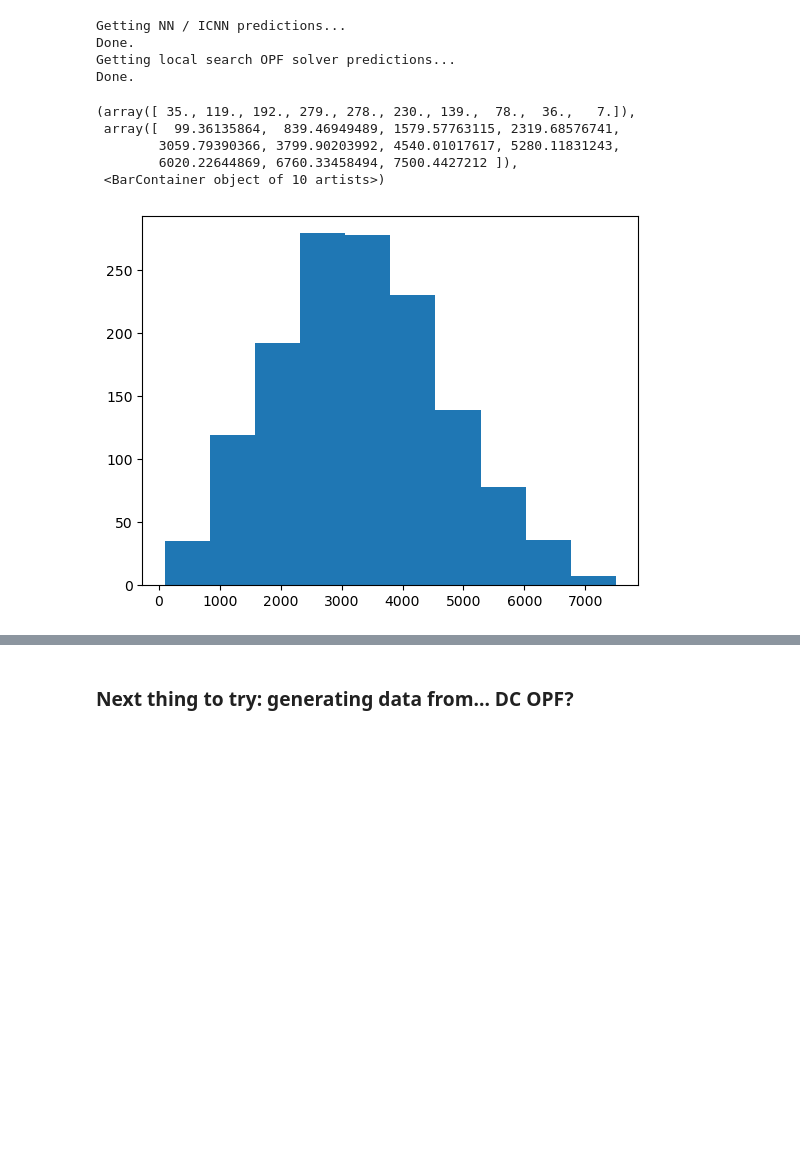
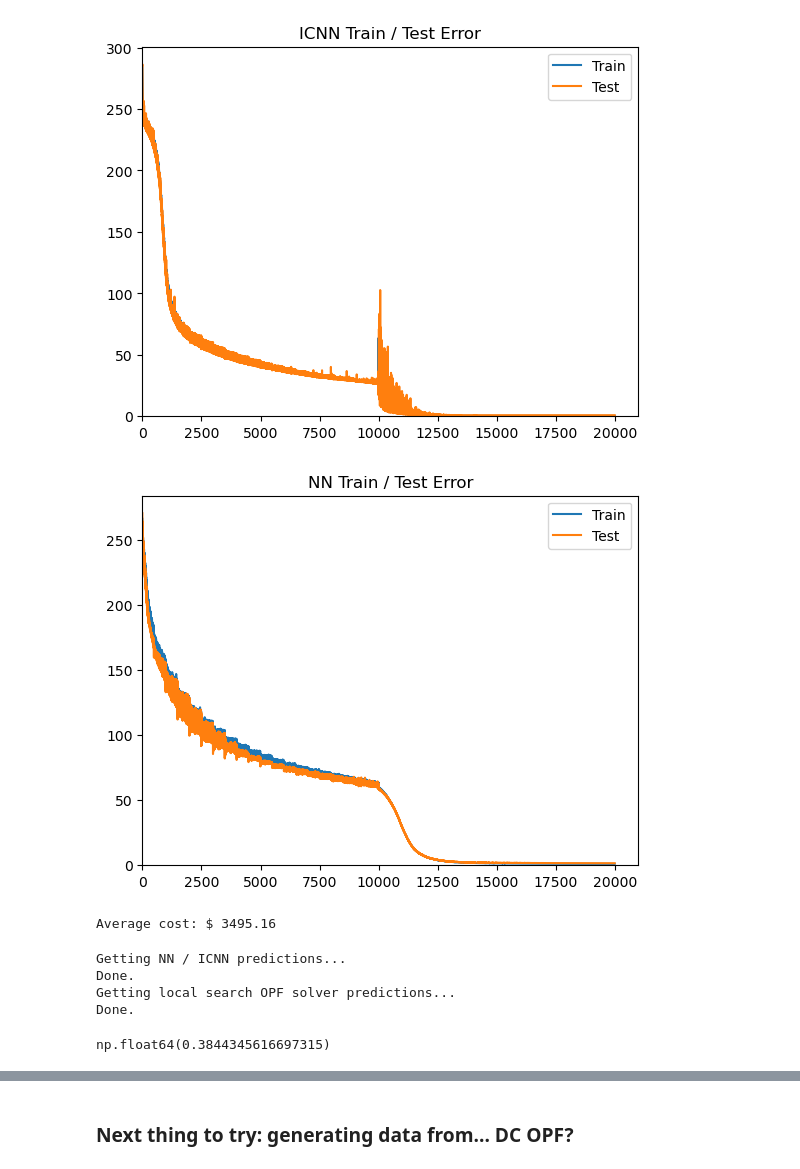
Before and after one commit to Charles-Gulian/icnn-4-opt, a Jupyter notebook: icnn.ipynb, the cells around one changed output, grey strips where cells are left out. Saved outputs shown, nothing was run; the diff lists cells and outputs as text; code cells hidden in the pictures; blank space fills up the shorter version.

```diff
--- a/icnn.ipynb
+++ b/icnn.ipynb
@@ -10,13 +10,16 @@ import torch.nn as nn
 import torch.optim as optim
 import torch.nn.functional as F
 from torch.utils import data as data_utils
+
+device = torch.device("cuda" if torch.cuda.is_available() else "cpu")
+print(f"Using {device} device")
+
 from tqdm.notebook import tqdm
 from sklearn.model_selection import train_test_split
 
 import pypower as pp
 from pypower.api import runopf, ppoption
 ppopt = ppoption(VERBOSE=0, OUT_ALL=0, OPT={'OPF_ALG': 560})
-
 from pypower import case9, case14, case30, case57, case118, case300
 cases = {
     "case9": case9,
@@ -204,10 +207,10 @@ def create_batches(X, y, batch_size, shuffle=True):
 
 def train_model(model, train_loader, test_loader, optimizer="SGD", n_epochs=5000, learning_rate=0.1, weight_decay=0.0, scheduler_step_size=None, scheduler_gamma=None, max_norm=None):
 
-    # Select device
-    device = torch.device("cuda" if torch.cuda.is_available() else "cpu")
-    print(f"Using {device} device")
-    model.to(device)
+    # # Select device
+    # device = torch.device("cuda" if torch.cuda.is_available() else "cpu")
+    # print(f"Using {device} device")
+    # model.to(device)
 
     # Loss function
     loss_fn = nn.MSELoss()  # Mean square error
@@ -521,22 +649,26 @@ Done.
 # %%
 # Show training/testing error
 plt.title("ICNN Train / Test Error")
 plt.plot(np.sqrt(np.array(icnn_train_history))[10:], label="Train")
-#plt.plot(np.sqrt(np.array(icnn_test_history))[10:], label="Test")
+plt.plot(np.sqrt(np.array(icnn_test_history))[10:], label="Test")
 plt.legend()
 #plt.yscale('log')
-plt.axis([0, None, 0, 100])
+plt.axis([0, None, 0, None])
 plt.show()
 
 plt.title("NN Train / Test Error")
 plt.plot(np.sqrt(np.array(nn_train_history))[10:], label="Train")
-#plt.plot(np.sqrt(np.array(nn_test_history))[10:], label="Test")
+plt.plot(np.sqrt(np.array(nn_test_history))[10:], label="Test")
 plt.legend()
 #plt.yscale('log')
-plt.axis([0, None, 0, 100])
+plt.axis([0, None, 0, None])
 plt.show()
 
 print(f"Average cost: $ {df_y.mean():.2f}")
+# %% [output]
+[figure, added]
+[figure, added]
+Average cost: $ 3495.16
 # %%
 ### Experiment ###
 # Compare NN, ICNN, and OPF solver on test data set
@@ -572,9 +713,4 @@ lss_residuals = lss_pred_arr - cost_arr
-# %%
-plt.hist(lss_pred_arr)
-# %% [output]
-(array([ 35., 119., 192., 279., 278., 230., 139.,  78.,  36.,   7.]),
- array([  99.36135864,  839.46949489, 1579.57763115, 2319.68576741,
-        3059.79390366, 3799.90203992, 4540.01017617, 5280.11831243,
-        6020.22644869, 6760.33458494, 7500.4427212 ]),
- <BarContainer object of 10 artists>)
-[figure, removed]
+# %%
+df_results["Cost"].std() / df_results["Cost"].mean()
+# %% [output]
+np.float64(0.3844345616697315)
```
Also changed, not shown: parts of 11 cells of this notebook, 11 other files.
